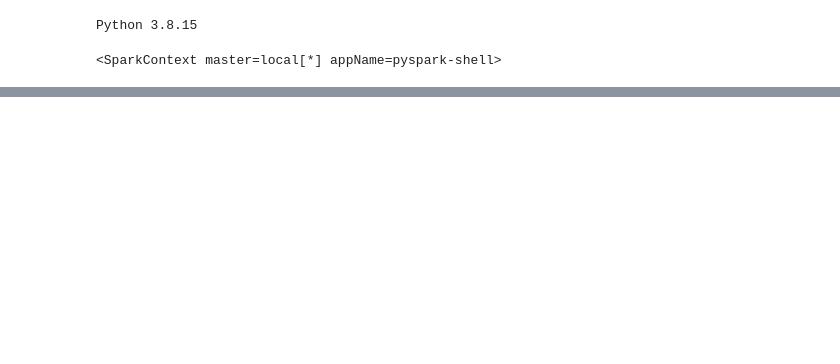
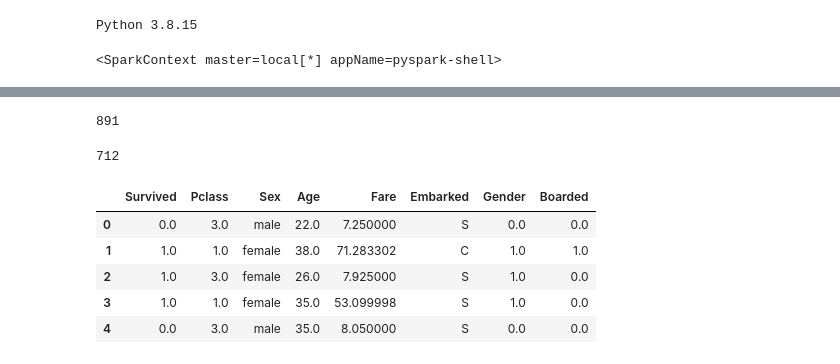
Before and after one commit to manojmanivannan/ApacheSparkEssentials, a Jupyter notebook: ML_2_SparkByPluralsight.ipynb, the cells around one changed output, grey strips where cells are left out. Saved outputs shown, nothing was run; the diff lists cells and outputs as text; code cells hidden in the pictures; blank space fills up the shorter version.

```diff
--- a/ML_2_SparkByPluralsight.ipynb
+++ b/ML_2_SparkByPluralsight.ipynb
@@ -56,0 +80,11 @@ https://facb-35-245-208-184.ngrok.io
+# %%
+from pyspark.sql.functions import col
+
+dataset = rawData.select(col('Survived').cast('float'),
+                         col('Pclass').cast('float'),
+                         col('Sex'),
+                         col('Age').cast('float'),
+                         col('Fare').cast('float'),
+                         col('Embarked'))
+
+dataset.toPandas().head()
@@ -56,0 +98,32 @@ https://facb-35-245-208-184.ngrok.io
+# %%
+dataset.count()
+# %% [output]
+891
+# %%
+dataset = dataset.replace('?',None).dropna(how='any')
+dataset.count()
+# %% [output]
+712
+# %%
+from pyspark.ml.feature import StringIndexer
+
+dataset = StringIndexer(
+    inputCol='Sex',
+    outputCol='Gender',
+    handleInvalid='keep'
+).fit(dataset).transform(dataset)
+
+dataset = StringIndexer(
+    inputCol='Embarked',
+    outputCol='Boarded',
+    handleInvalid='keep'
+).fit(dataset).transform(dataset)
+
+dataset.toPandas().head()
+# %% [output]
+|  | Survived | Pclass | Sex | Age | Fare | Embarked | Gender | Boarded |
+| 0 | 0.0 | 3.0 | male | 22.0 | 7.250000 | S | 0.0 | 0.0 |
+| 1 | 1.0 | 1.0 | female | 38.0 | 71.283302 | C | 1.0 | 1.0 |
+| 2 | 1.0 | 3.0 | female | 26.0 | 7.925000 | S | 1.0 | 0.0 |
+| 3 | 1.0 | 1.0 | female | 35.0 | 53.099998 | S | 1.0 | 0.0 |
+| 4 | 0.0 | 3.0 | male | 35.0 | 8.050000 | S | 0.0 | 0.0 |
```
Also changed, not shown: parts of 18 cells of this notebook.
